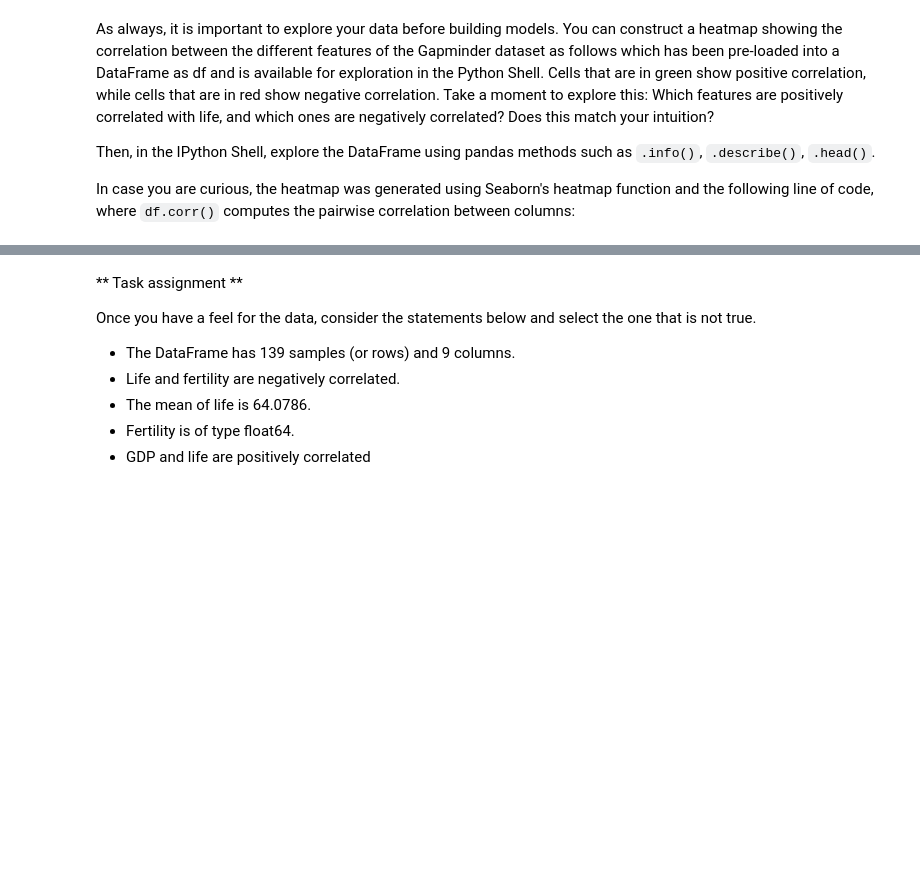
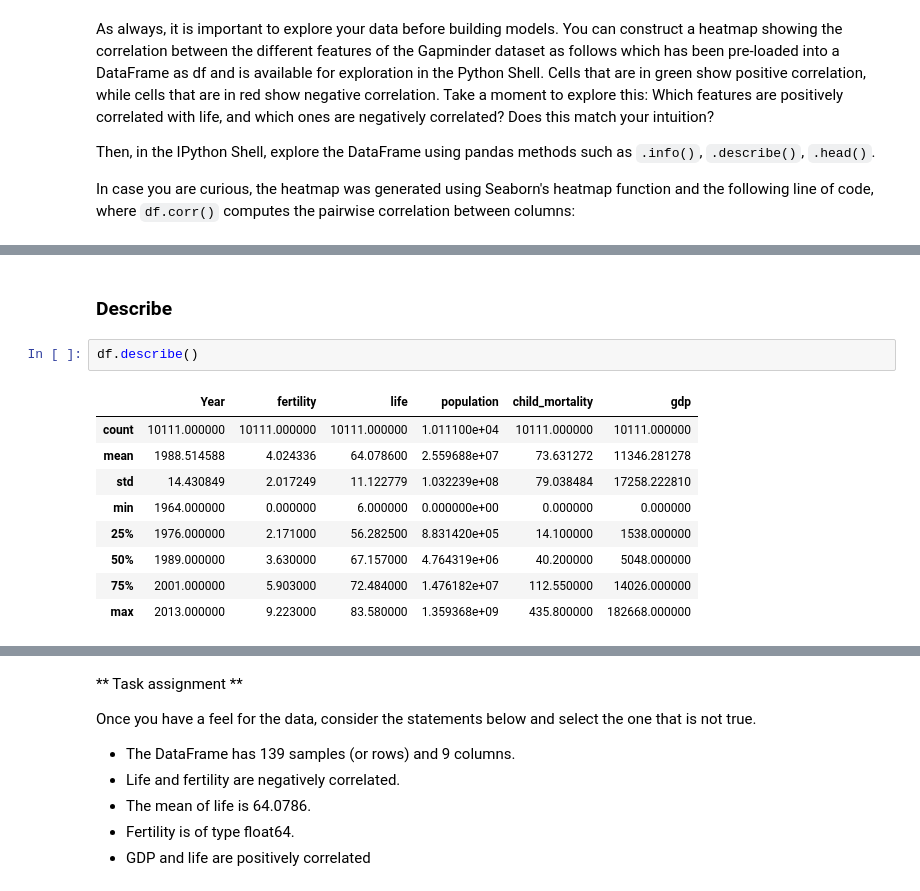
Before and after one commit to onlybuzy/Homework_VA_25, a Jupyter notebook: regression.ipynb, the cells around one changed output, grey strips where cells are left out. Saved outputs shown, nothing was run; the diff lists cells and outputs as text; blank space fills up the shorter version.

```diff
--- a/regression.ipynb
+++ b/regression.ipynb
@@ -57,0 +94,14 @@ sns.heatmap(df.corr(), square=True, cmap='RdYlGn')
+# %% [markdown]
+### Describe
+# %%
+df.describe()
+# %% [output]
+|  | Year | fertility | life | population | child_mortality | gdp |
+| count | 10111.000000 | 10111.000000 | 10111.000000 | 1.011100e+04 | 10111.000000 | 10111.000000 |
+| mean | 1988.514588 | 4.024336 | 64.078600 | 2.559688e+07 | 73.631272 | 11346.281278 |
+| std | 14.430849 | 2.017249 | 11.122779 | 1.032239e+08 | 79.038484 | 17258.222810 |
+| min | 1964.000000 | 0.000000 | 6.000000 | 0.000000e+00 | 0.000000 | 0.000000 |
+| 25% | 1976.000000 | 2.171000 | 56.282500 | 8.831420e+05 | 14.100000 | 1538.000000 |
+| 50% | 1989.000000 | 3.630000 | 67.157000 | 4.764319e+06 | 40.200000 | 5048.000000 |
+| 75% | 2001.000000 | 5.903000 | 72.484000 | 1.476182e+07 | 112.550000 | 14026.000000 |
+| max | 2013.000000 | 9.223000 | 83.580000 | 1.359368e+09 | 435.800000 | 182668.000000 |
```
Also changed, not shown: parts of 36 cells of this notebook, 1 other file.
